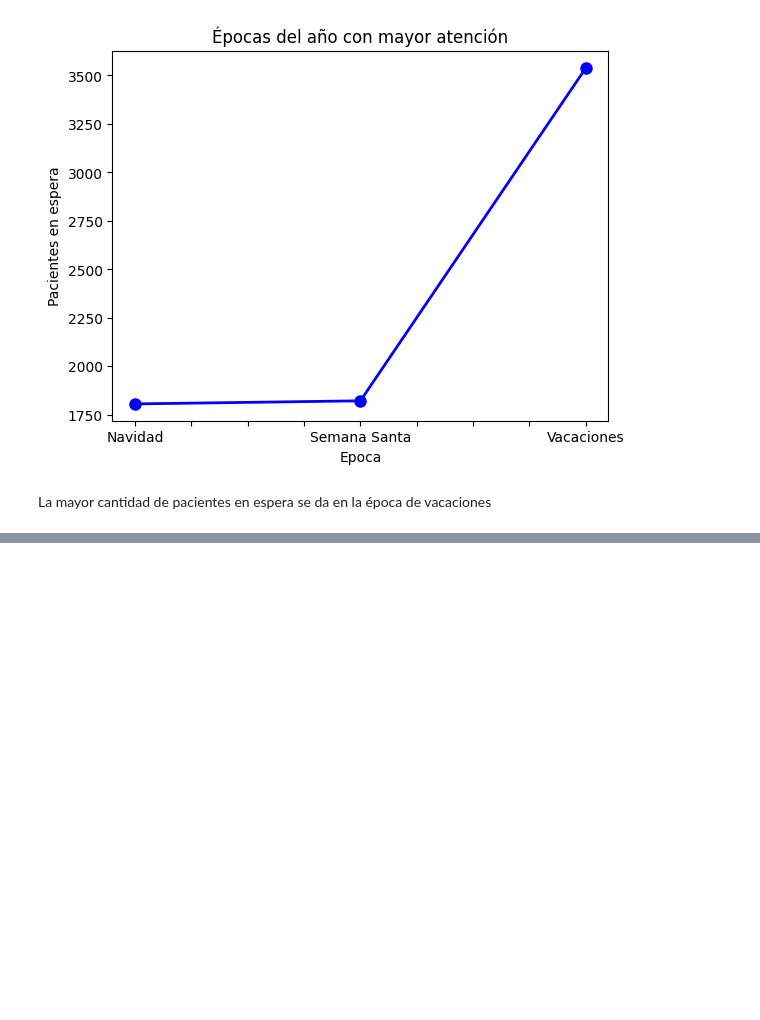
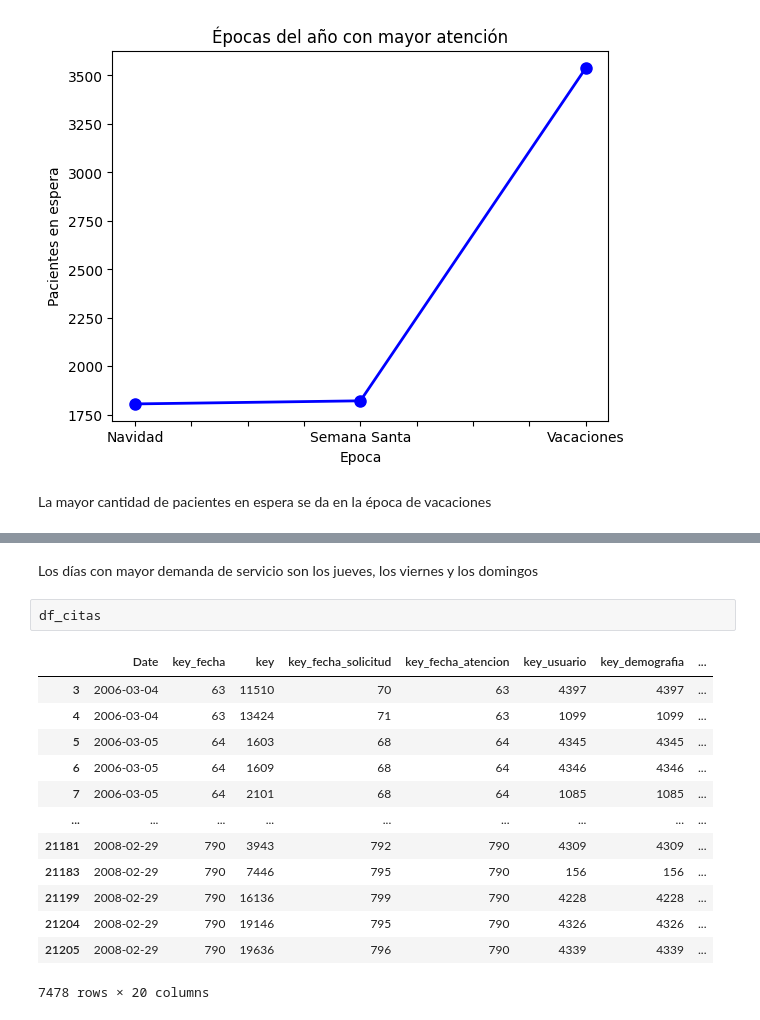
Before and after one commit to Jujo2040751/Proyecto-DataScience, a Jupyter notebook: Epocas-del-año.ipynb, the cells around one changed output, grey strips where cells are left out. Cells and saved outputs as stored; diff of their text form; blank space fills up the shorter version.

```diff
--- a/Epocas-del-año.ipynb
+++ b/Epocas-del-año.ipynb
@@ -91,0 +150,18 @@ La mayor cantidad de pacientes en espera se da en la época de vacaciones
+# %% [markdown]
+Los días con mayor demanda de servicio son los jueves, los viernes y los domingos
+# %%
+df_citas
+# %% [output]
+|  | Date | key_fecha | key | key_fecha_solicitud | key_fecha_atencion | key_usuario | key_demografia | ... |
+| 3 | 2006-03-04 | 63 | 11510 | 70 | 63 | 4397 | 4397 | ... |
+| 4 | 2006-03-04 | 63 | 13424 | 71 | 63 | 1099 | 1099 | ... |
+| 5 | 2006-03-05 | 64 | 1603 | 68 | 64 | 4345 | 4345 | ... |
+| 6 | 2006-03-05 | 64 | 1609 | 68 | 64 | 4346 | 4346 | ... |
+| 7 | 2006-03-05 | 64 | 2101 | 68 | 64 | 1085 | 1085 | ... |
+| ... | ... | ... | ... | ... | ... | ... | ... | ... |
+| 21181 | 2008-02-29 | 790 | 3943 | 792 | 790 | 4309 | 4309 | ... |
+| 21183 | 2008-02-29 | 790 | 7446 | 795 | 790 | 156 | 156 | ... |
+| 21199 | 2008-02-29 | 790 | 16136 | 799 | 790 | 4228 | 4228 | ... |
+| 21204 | 2008-02-29 | 790 | 19146 | 795 | 790 | 4326 | 4326 | ... |
+| 21205 | 2008-02-29 | 790 | 19636 | 796 | 790 | 4339 | 4339 | ... |
+7478 rows × 20 columns
```
Also changed, not shown: parts of 5 cells of this notebook.
